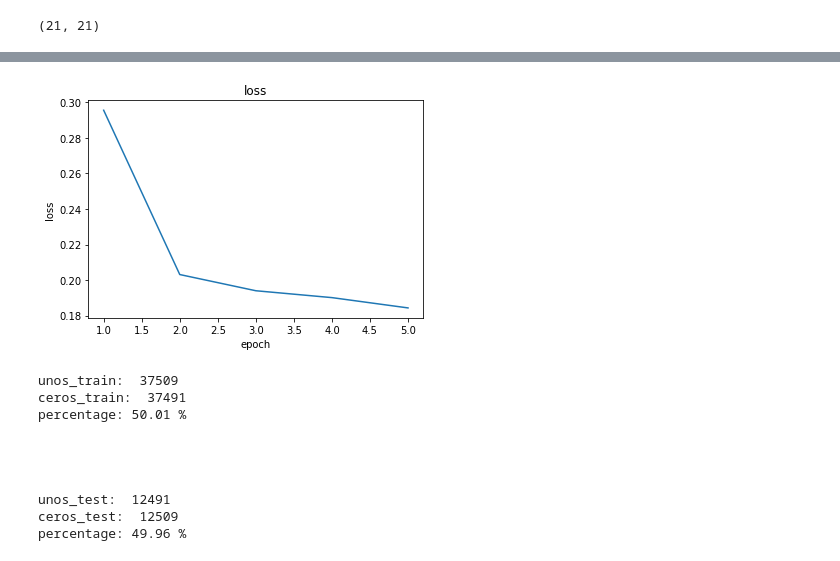
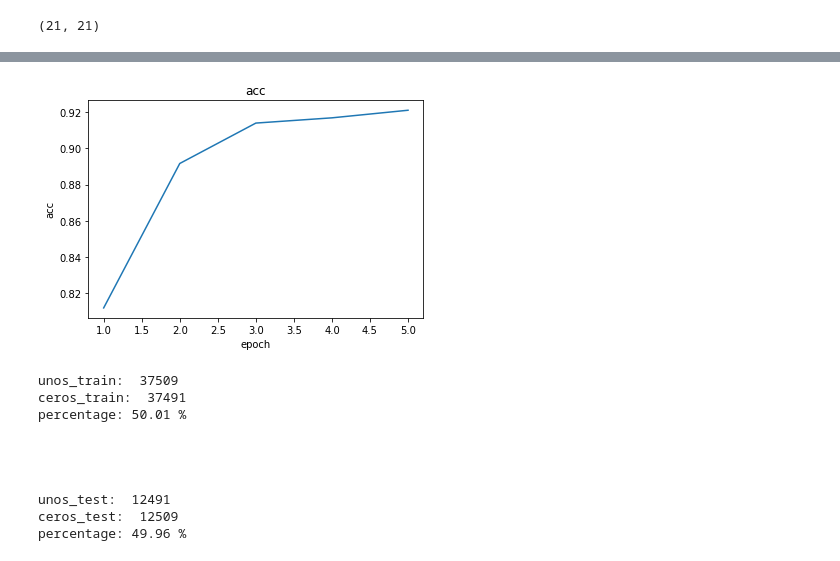
Before and after one commit to AndreTeixeira1998/EL4106-1oProyecto, a Jupyter notebook: Classifier.ipynb, the cells around one changed output, grey strips where cells are left out. Cells and saved outputs as stored; diff of their text form; code cells hidden in the pictures.

```diff
--- a/Classifier.ipynb
+++ b/Classifier.ipynb
@@ -422,16 +397,16 @@ loss:  [0.15916654363091415, 0.14876592624130813, 0.14199214974042454, 0.1383984
 # %%
-parametro='loss'
+parametro='acc'
 
 x_axis = np.arange(1,len(history.history[parametro])+1,1)
 y_axis = history.history[parametro]
 
 plt.plot(x_axis,y_axis)
 plt.xlabel('epoch')
 plt.ylabel(parametro)
 plt.title(parametro)
 plt.show()
 # %% [output]
-[figure, old version]
+[figure, new version]
 # %%
 unos_train=0
 ceros_train=0
```
Also changed, not shown: parts of 16 cells of this notebook, 3 other files.
